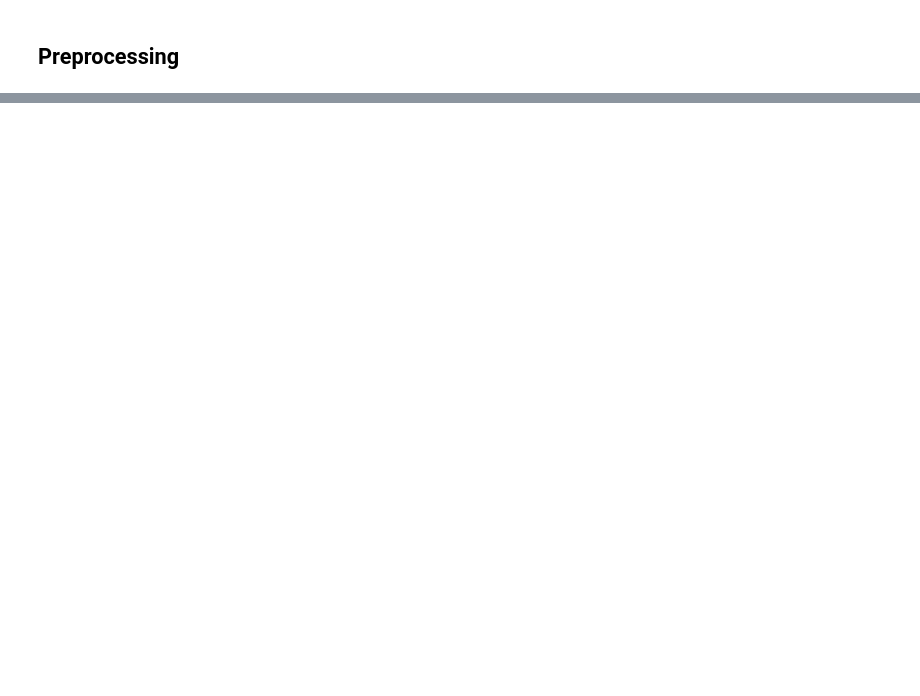
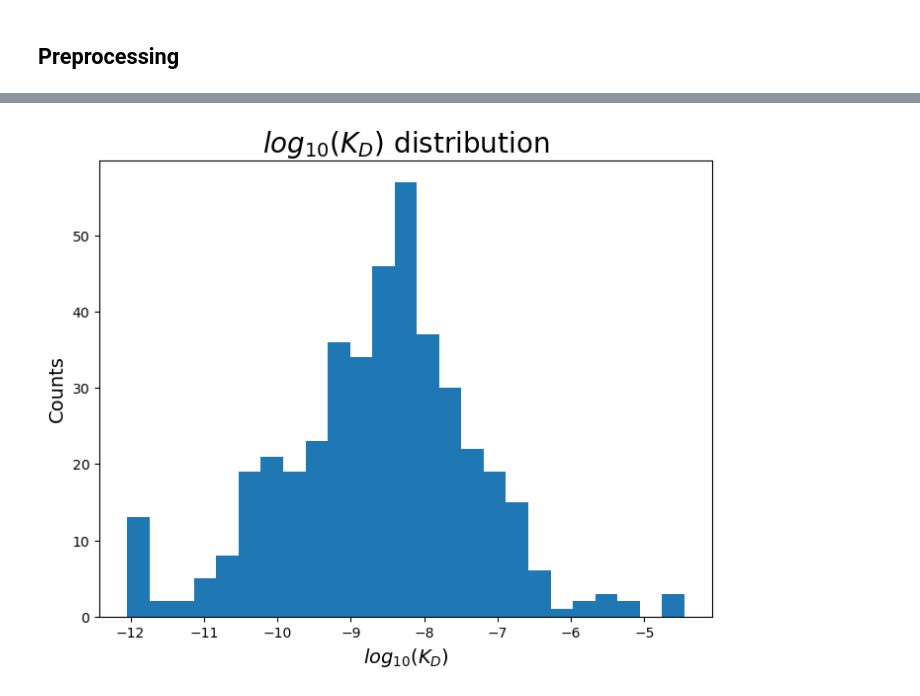
Before and after one commit to Philament1/ANTIPASTI, a Jupyter notebook: notebooks/Training.ipynb, the cells around one changed output, grey strips where cells are left out. Cells and saved outputs as stored; diff of their text form; code cells hidden in the pictures; blank space fills up the shorter version.

```diff
--- a/notebooks/Training.ipynb
+++ b/notebooks/Training.ipynb
@@ -167,0 +718,9 @@ Map 1 out of 1 processed.
+# %%
+fig = plt.figure(figsize=(8, 6))
+plt.title('$log_{10}(K_D)$ distribution', size=title_size)
+plt.hist(preprocessed_data.train_y, 25)
+plt.xlabel('$log_{10}(K_D)$', size=font_size)
+plt.ylabel('Counts', size=font_size)
+plt.show()
+# %% [output]
+[figure, added]
```
Also changed, not shown: parts of 81 cells of this notebook, 3 other files.
